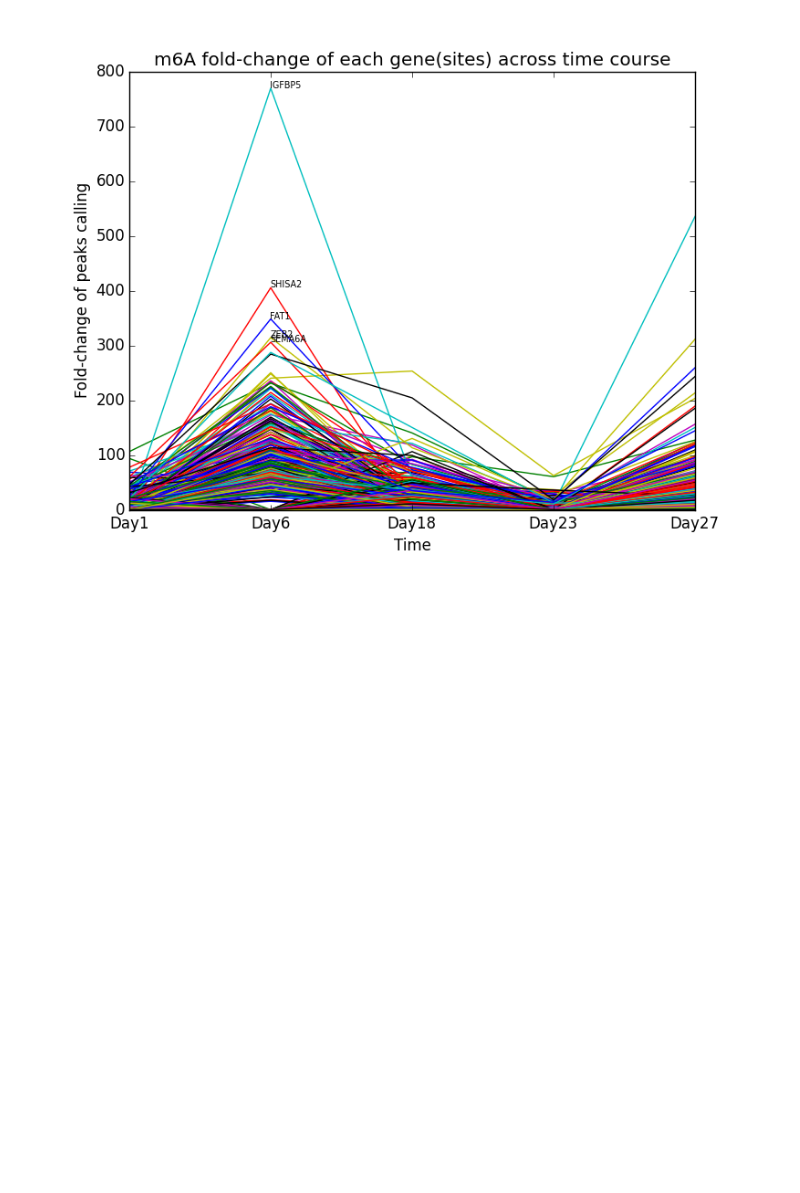
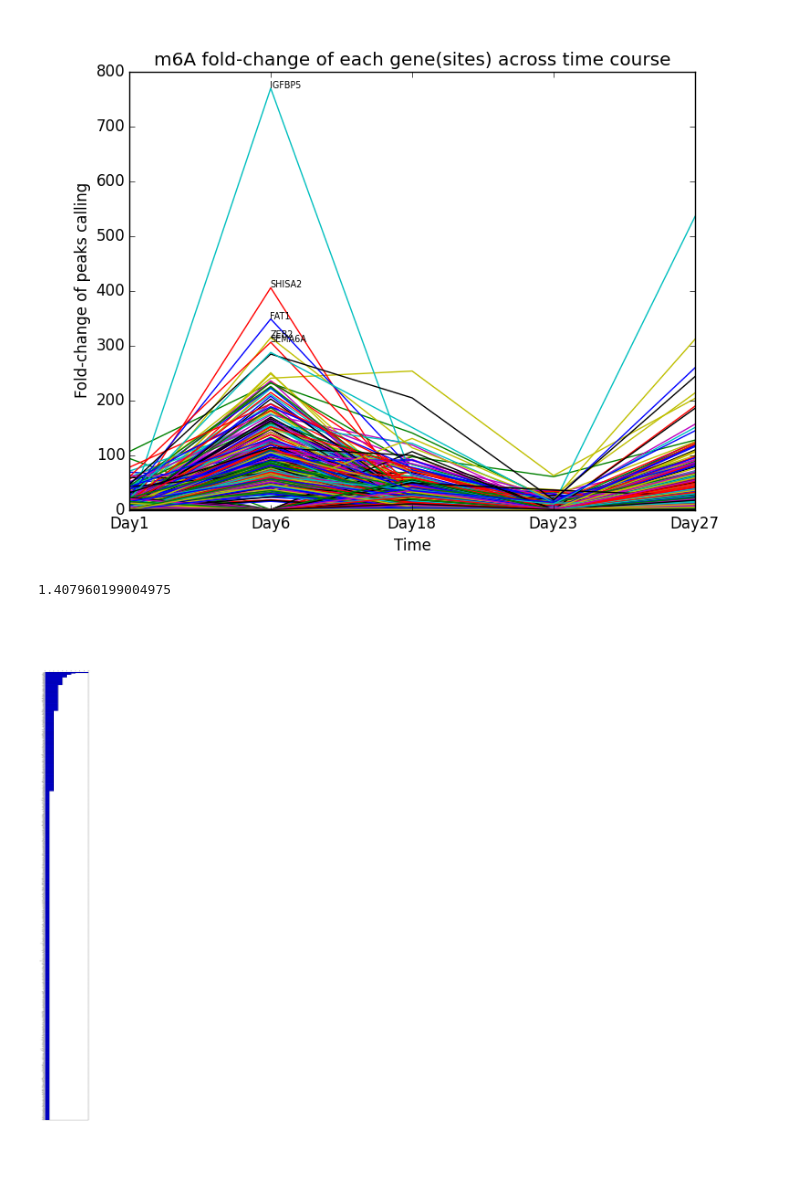
Before and after one commit to Wenhao-Jin/m6A, a Jupyter notebook: data/m6A_peaks_visualization.ipynb, the cells around one changed output. Cells and saved outputs as stored; diff of their text form; code cells hidden in the pictures; blank space fills up the shorter version.

Commit message:
add histogram and clustering

```diff
--- a/data/m6A_peaks_visualization.ipynb
+++ b/data/m6A_peaks_visualization.ipynb
@@ -258,3 +258,32 @@ i
 #matrix.index[0]
 # %% [output]
 [figure]
+# %%
+gene_set=set(np.array(overall_table3.name))
+hist_table=pd.DataFrame(columns=gene_set)
+hist_table.loc[0]=np.zeros(len(gene_set))
+for gene in gene_set:
+    hist_table.ix[0,gene]=len(overall_table3[overall_table3['name']==gene])
+# %%
+hist_table_sorted=(hist_table.transpose().sort(hist_table.transpose().columns[0], ascending=True)).transpose()
+np.average(np.array(hist_table_sorted))
+# %% [output]
+1.407960199004975
+# %%
+plt.clf()
+fig=plt.figure(figsize=(7,70))
+ax=fig.add_subplot(111)
+ax.xaxis.tick_top()
+plt.barh(range(0,len(hist_table_sorted.columns)),np.array(hist_table_sorted.iloc[0]),height=3)
+plt.ylim(0,1005)
+plt.yticks(range(0,1005),hist_table_sorted.columns, fontsize='5')
+plt.xticks(range(0,11), fontsize='small')
+#ax.set_xticks(range(0,11))
+
+plt.savefig('m6A_sites_hist.png')
+plt.close()
+from IPython.display import Image
+i2=Image(filename='m6A_sites_hist.png')
+i2
+# %% [output]
+[figure, added]
```
Also changed, not shown: parts of 2 cells of this notebook.
